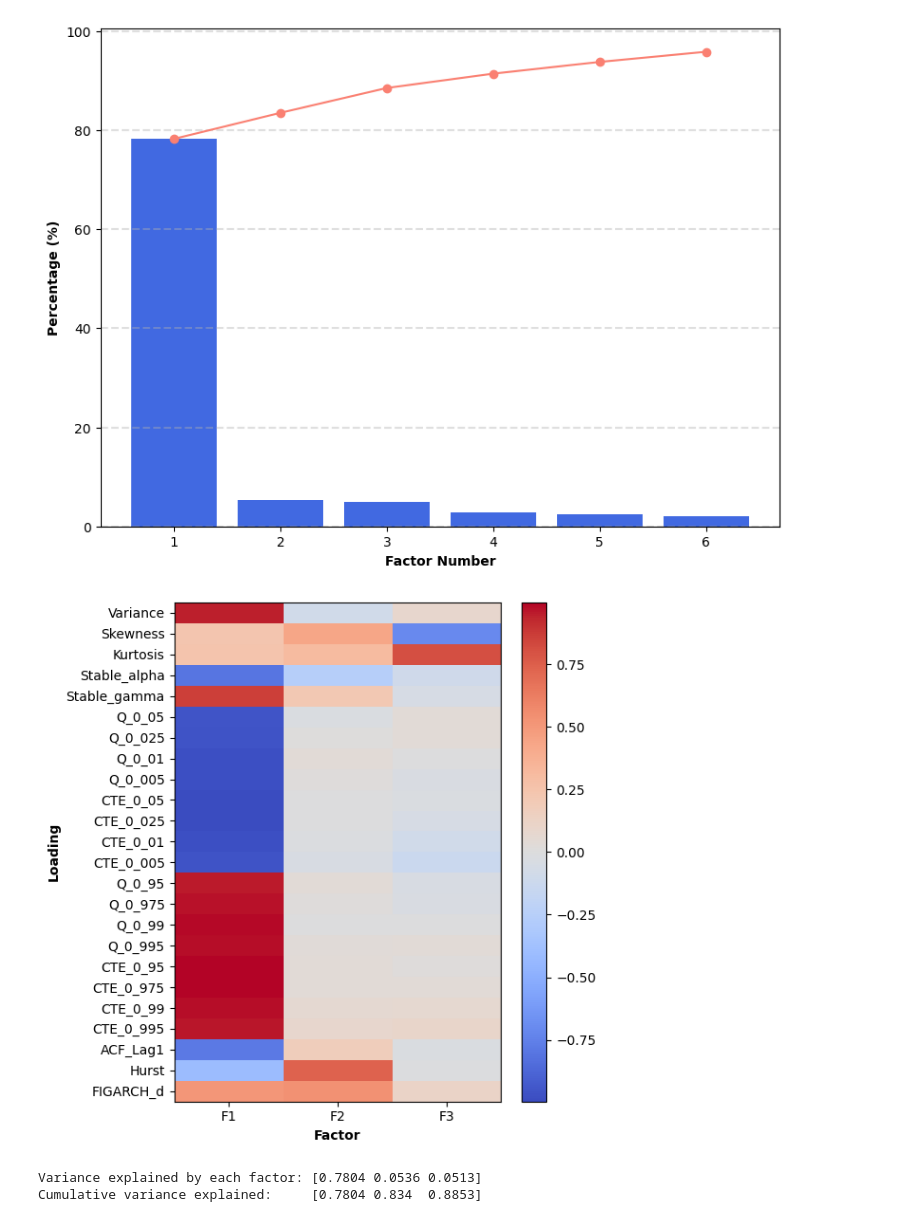
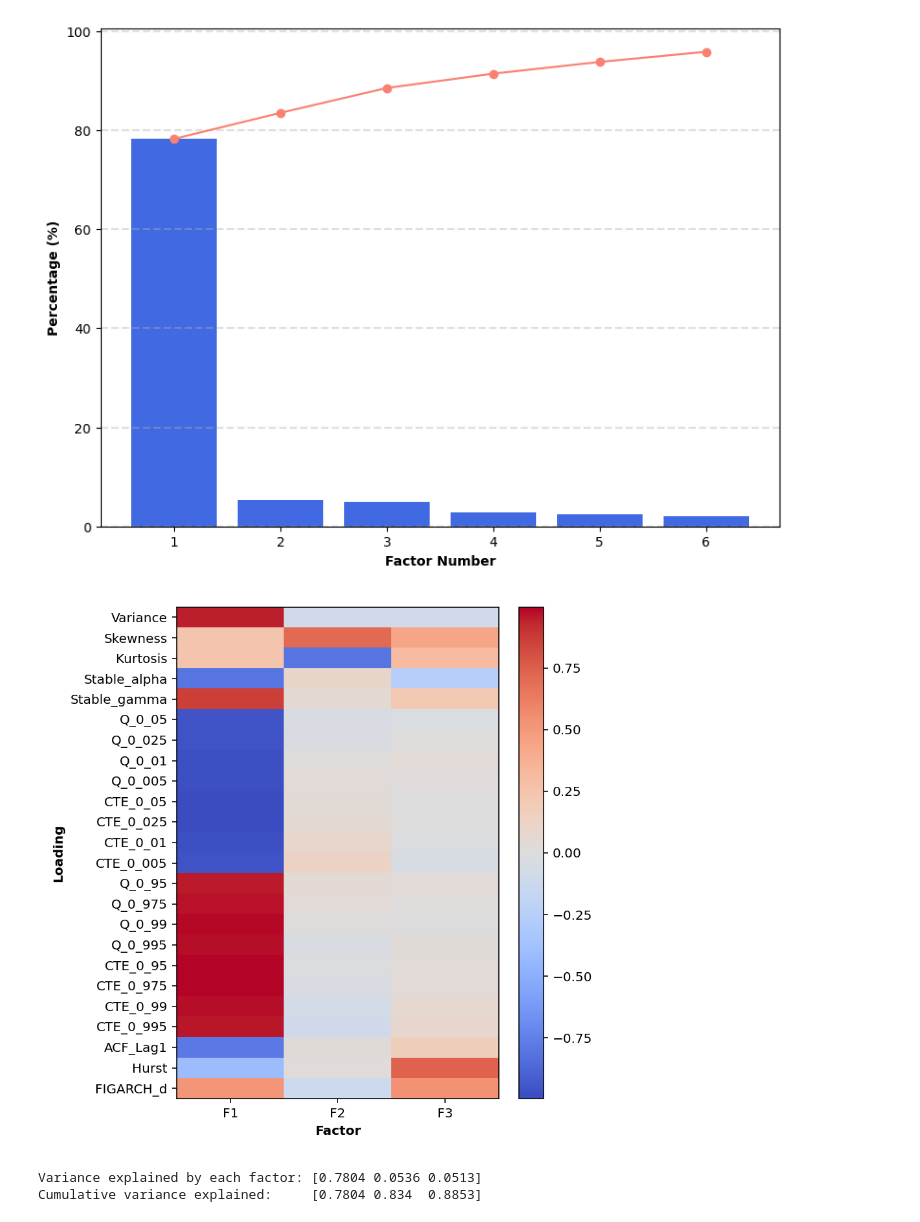
Before and after one commit to QuantLet/Crypto_Currency_Returns, a Jupyter notebook: 02 Alternative Asset/20250325 PCA.ipynb, the cells around one changed output. Saved outputs shown, nothing was run; the diff lists cells and outputs as text; code cells hidden in the pictures.

Commit message:
Align factor-loading heatmap order and signs across sample panels

```diff
--- a/02 Alternative Asset/20250325 PCA.ipynb
+++ b/02 Alternative Asset/20250325 PCA.ipynb
@@ -100,20 +100,23 @@ plt.show()
 # %%
 fa3 = FactorAnalyzer(n_factors=3, method='principal', rotation='varimax')
 fa3.fit(X)
 loadings = fa3.loadings_
 
+# Display tail, moment and memory factors with consistent signs across panels.
+plot_loadings = loadings[:, [0, 2, 1]] * np.array([1, -1, 1])
+
 plt.figure(figsize=(6, 6))
-plt.imshow(loadings, cmap='coolwarm', aspect='auto', interpolation='nearest')
+plt.imshow(plot_loadings, cmap='coolwarm', aspect='auto', interpolation='nearest', vmin=loadings.min(), vmax=loadings.max())
 plt.colorbar()
 plt.xlabel('Factor', fontsize=10, fontweight='heavy')
 plt.ylabel('Loading', fontsize=10, fontweight='heavy')
 plt.xticks(ticks=np.arange(loadings.shape[1]), labels=[f'F{i+1}' for i in range(loadings.shape[1])])
 plt.yticks(ticks=np.arange(loadings.shape[0]), labels=numeric_columns)
 plt.tight_layout()
 plt.savefig('Results/3-Factors Loading.png', dpi=144, transparent=True)
 plt.show()
 # %% [output]
-[figure, old version]
+[figure, new version]
 # %%
 variance_info = fa3.get_factor_variance()
 print("Variance explained by each factor:", np.round(variance_info[1], 4))
```
Also changed, not shown: 1 other file.
